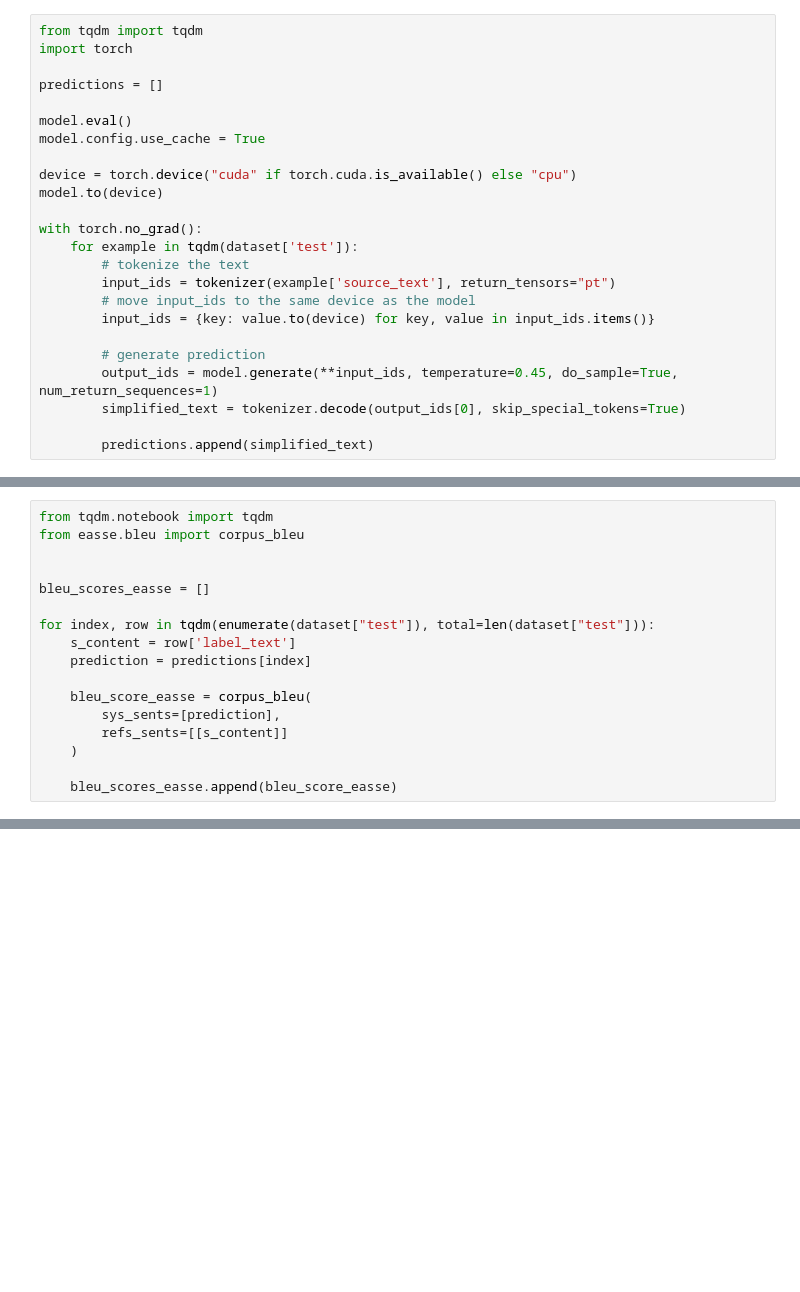
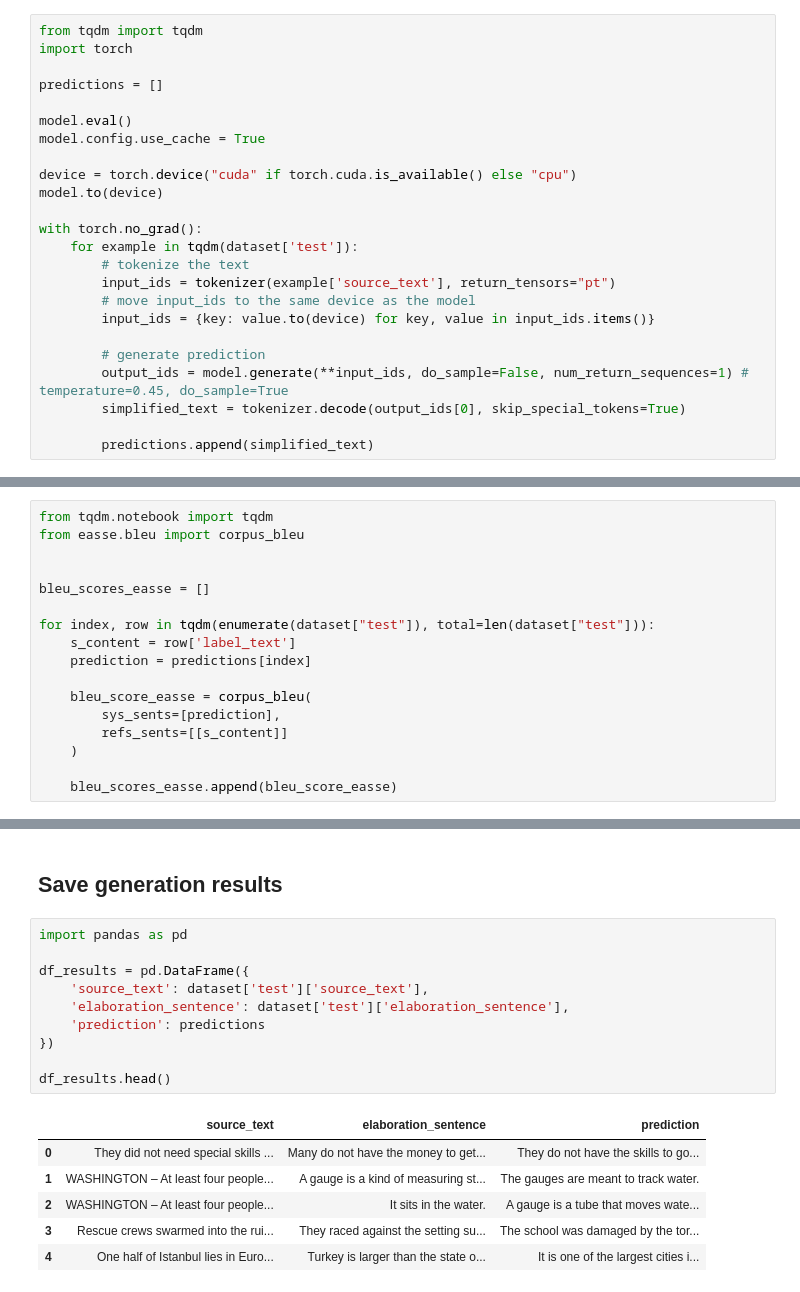
Before and after one commit to martgru/ElabSimp, a Jupyter notebook: main/01_fine-tune_model.ipynb, the cells around one changed output, grey strips where cells are left out. Drawn from its saved outputs; the diff is of its cells as text; blank space fills up the shorter version.

```diff
--- a/main/01_fine-tune_model.ipynb
+++ b/main/01_fine-tune_model.ipynb
@@ -492,7 +482,7 @@ with torch.no_grad():
         input_ids = {key: value.to(device) for key, value in input_ids.items()}
 
         # generate prediction
-        output_ids = model.generate(**input_ids, temperature=0.45, do_sample=True, num_return_sequences=1)
+        output_ids = model.generate(**input_ids, do_sample=False, num_return_sequences=1) # temperature=0.45, do_sample=True
         simplified_text = tokenizer.decode(output_ids[0], skip_special_tokens=True)
 
         predictions.append(simplified_text)
@@ -548,0 +539,19 @@ Average BLEU score: 84.69036567450351
+# %% [markdown]
+## Save generation results
+# %%
+import pandas as pd
+
+df_results = pd.DataFrame({
+    'source_text': dataset['test']['source_text'],
+    'elaboration_sentence': dataset['test']['elaboration_sentence'],
+    'prediction': predictions
+})
+
+df_results.head()
+# %% [output]
+|  | source_text | elaboration_sentence | prediction |
+| 0 | They did not need special skills ... | Many do not have the money to get... | They do not have the skills to go... |
+| 1 | WASHINGTON – At least four people... | A gauge is a kind of measuring st... | The gauges are meant to track water. |
+| 2 | WASHINGTON – At least four people... | It sits in the water. | A gauge is a tube that moves wate... |
+| 3 | Rescue crews swarmed into the rui... | They raced against the setting su... | The school was damaged by the tor... |
+| 4 | One half of Istanbul lies in Euro... | Turkey is larger than the state o... | It is one of the largest cities i... |
```
Also changed, not shown: parts of 20 cells of this notebook.
